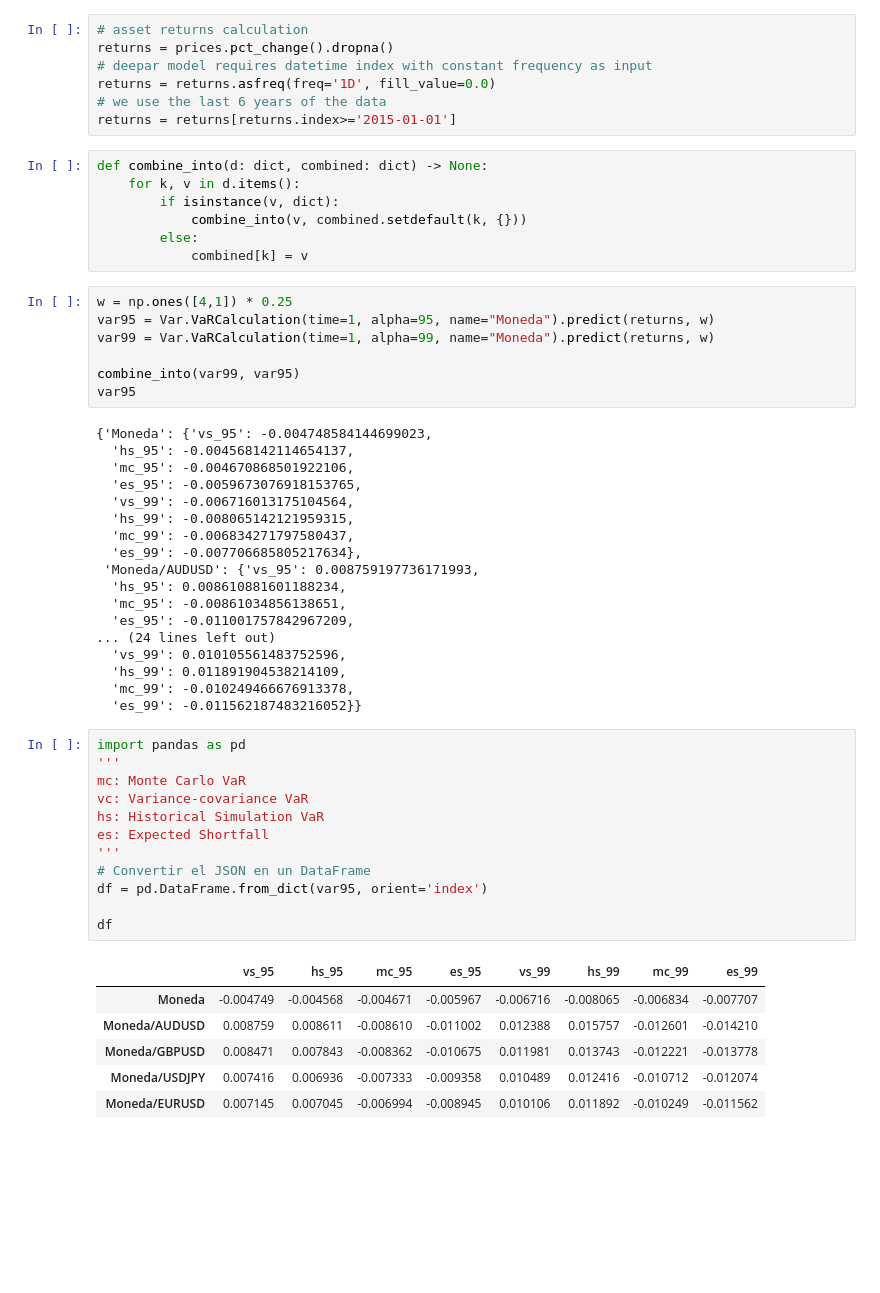
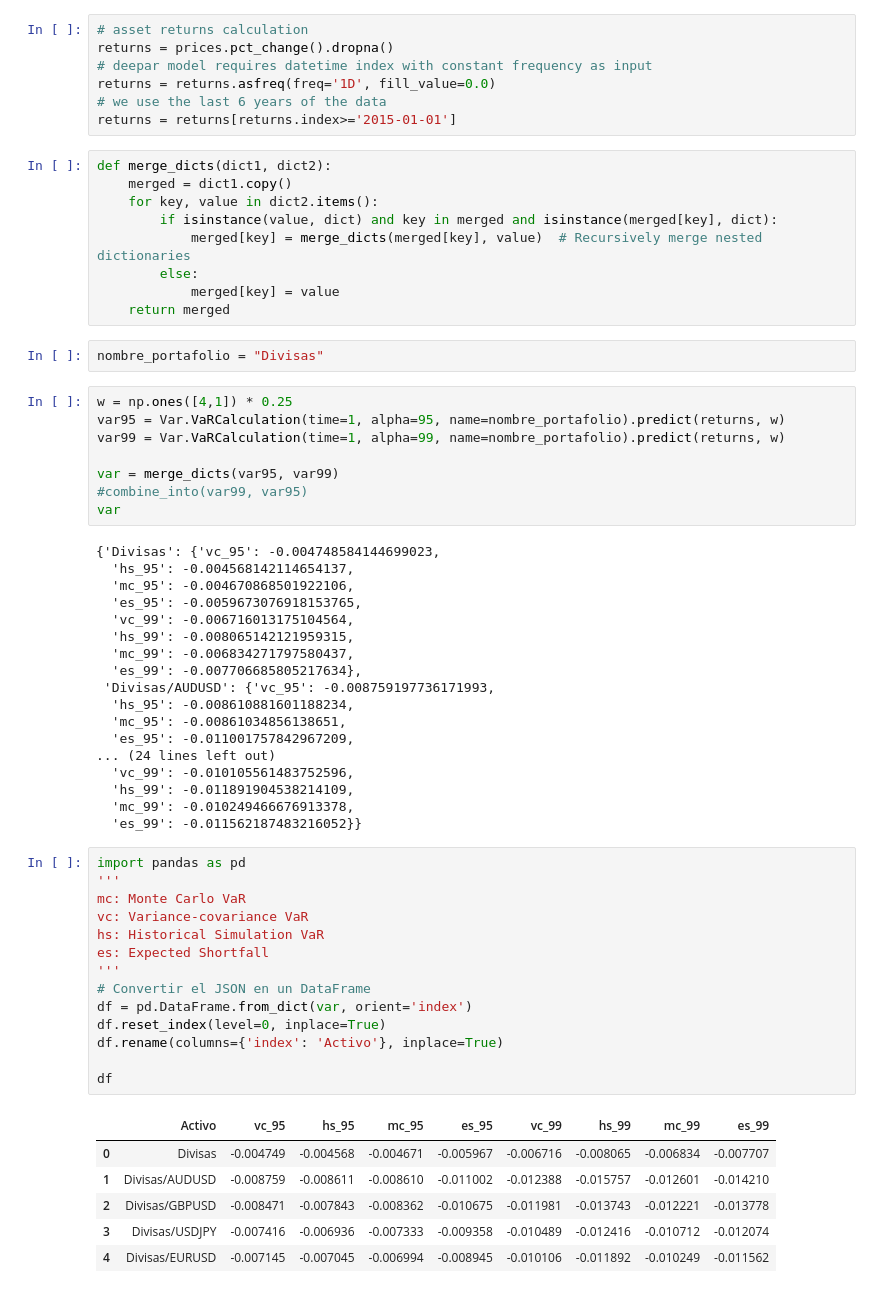
Before and after one commit to ecandela/financial-risk-helper, a Jupyter notebook: src/_06_Deployment/VaR_Test.ipynb, the cells around one changed output. Drawn from its saved outputs; the diff is of its cells as text; blank space fills up the shorter version.

```diff
--- a/src/_06_Deployment/VaR_Test.ipynb
+++ b/src/_06_Deployment/VaR_Test.ipynb
@@ -51,54 +68,61 @@ returns = prices.pct_change().dropna()
 returns = returns.asfreq(freq='1D', fill_value=0.0)
 # we use the last 6 years of the data
 returns = returns[returns.index>='2015-01-01']
-# %%
-def combine_into(d: dict, combined: dict) -> None:
-    for k, v in d.items():
-        if isinstance(v, dict):
-            combine_into(v, combined.setdefault(k, {}))
-        else:
-            combined[k] = v
+# %%
+def merge_dicts(dict1, dict2):
+    merged = dict1.copy()
+    for key, value in dict2.items():
+        if isinstance(value, dict) and key in merged and isinstance(merged[key], dict):
+            merged[key] = merge_dicts(merged[key], value)  # Recursively merge nested dictionaries
+        else:
+            merged[key] = value
+    return merged
+# %%
+nombre_portafolio = "Divisas"
 # %%
 w = np.ones([4,1]) * 0.25
-var95 = Var.VaRCalculation(time=1, alpha=95, name="Moneda").predict(returns, w)
-var99 = Var.VaRCalculation(time=1, alpha=99, name="Moneda").predict(returns, w)
+var95 = Var.VaRCalculation(time=1, alpha=95, name=nombre_portafolio).predict(returns, w)
+var99 = Var.VaRCalculation(time=1, alpha=99, name=nombre_portafolio).predict(returns, w)
 
-combine_into(var99, var95)
-var95
+var = merge_dicts(var95, var99)
+#combine_into(var99, var95)
+var
 # %% [output]
-{'Moneda': {'vs_95': -0.004748584144699023,
+{'Divisas': {'vc_95': -0.004748584144699023,
   'hs_95': -0.004568142114654137,
   'mc_95': -0.004670868501922106,
   'es_95': -0.0059673076918153765,
-  'vs_99': -0.006716013175104564,
+  'vc_99': -0.006716013175104564,
   'hs_99': -0.008065142121959315,
   'mc_99': -0.006834271797580437,
   'es_99': -0.007706685805217634},
- 'Moneda/AUDUSD': {'vs_95': 0.008759197736171993,
-  'hs_95': 0.008610881601188234,
+ 'Divisas/AUDUSD': {'vc_95': -0.008759197736171993,
+  'hs_95': -0.008610881601188234,
   'mc_95': -0.00861034856138651,
   'es_95': -0.011001757842967209,
 ... (24 lines left out)
-  'vs_99': 0.010105561483752596,
-  'hs_99': 0.011891904538214109,
+  'vc_99': -0.010105561483752596,
+  'hs_99': -0.011891904538214109,
   'mc_99': -0.010249466676913378,
   'es_99': -0.011562187483216052}}
 # %%
 import pandas as pd
 '''
 mc: Monte Carlo VaR
 vc: Variance-covariance VaR
 hs: Historical Simulation VaR
 es: Expected Shortfall
 '''
 # Convertir el JSON en un DataFrame
-df = pd.DataFrame.from_dict(var95, orient='index')
+df = pd.DataFrame.from_dict(var, orient='index')
+df.reset_index(level=0, inplace=True)
+df.rename(columns={'index': 'Activo'}, inplace=True)
 
 df
 # %% [output]
-|  | vs_95 | hs_95 | mc_95 | es_95 | vs_99 | hs_99 | mc_99 | es_99 |
-| Moneda | -0.004749 | -0.004568 | -0.004671 | -0.005967 | -0.006716 | -0.008065 | -0.006834 | -0.007707 |
-| Moneda/AUDUSD | 0.008759 | 0.008611 | -0.008610 | -0.011002 | 0.012388 | 0.015757 | -0.012601 | -0.014210 |
-| Moneda/GBPUSD | 0.008471 | 0.007843 | -0.008362 | -0.010675 | 0.011981 | 0.013743 | -0.012221 | -0.013778 |
-| Moneda/USDJPY | 0.007416 | 0.006936 | -0.007333 | -0.009358 | 0.010489 | 0.012416 | -0.010712 | -0.012074 |
-| Moneda/EURUSD | 0.007145 | 0.007045 | -0.006994 | -0.008945 | 0.010106 | 0.011892 | -0.010249 | -0.011562 |
+|  | Activo | vc_95 | hs_95 | mc_95 | es_95 | vc_99 | hs_99 | mc_99 | es_99 |
+| 0 | Divisas | -0.004749 | -0.004568 | -0.004671 | -0.005967 | -0.006716 | -0.008065 | -0.006834 | -0.007707 |
+| 1 | Divisas/AUDUSD | -0.008759 | -0.008611 | -0.008610 | -0.011002 | -0.012388 | -0.015757 | -0.012601 | -0.014210 |
+| 2 | Divisas/GBPUSD | -0.008471 | -0.007843 | -0.008362 | -0.010675 | -0.011981 | -0.013743 | -0.012221 | -0.013778 |
+| 3 | Divisas/USDJPY | -0.007416 | -0.006936 | -0.007333 | -0.009358 | -0.010489 | -0.012416 | -0.010712 | -0.012074 |
+| 4 | Divisas/EURUSD | -0.007145 | -0.007045 | -0.006994 | -0.008945 | -0.010106 | -0.011892 | -0.010249 | -0.011562 |
```
Also changed, not shown: parts of 9 cells of this notebook, 4 other files.
